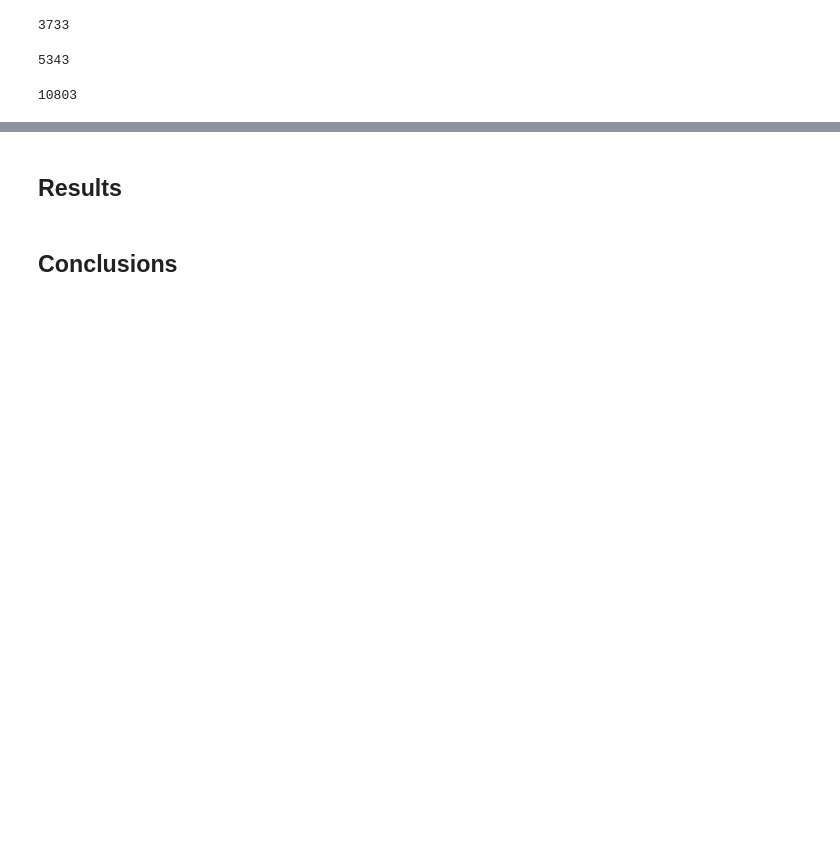
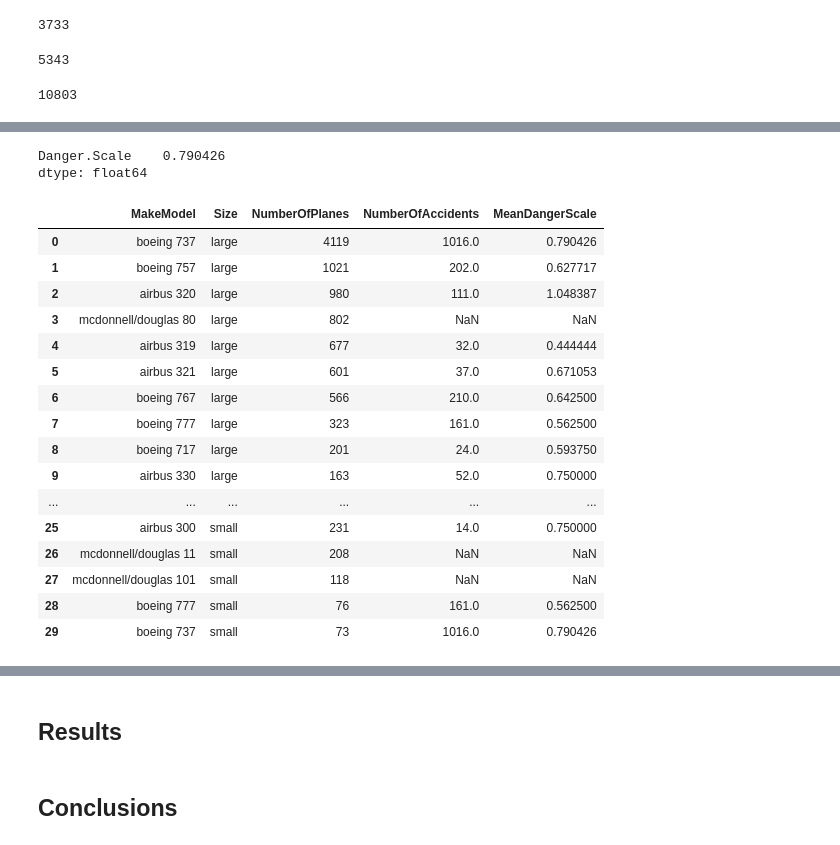
Before and after one commit to SamBen804/Aviation-Recommendations, a Jupyter notebook: Aviation_Recommendations_Exploratory_Analysis.ipynb, the cells around one changed output, grey strips where cells are left out. Cells and saved outputs as stored; diff of their text form; code cells hidden in the pictures; blank space fills up the shorter version.

```diff
--- a/Aviation_Recommendations_Exploratory_Analysis.ipynb
+++ b/Aviation_Recommendations_Exploratory_Analysis.ipynb
@@ -701,0 +1013,34 @@ plane_type_df['NUMBER_OF_SEATS'].value_counts().sort_index()[100:].sum()
+# %%
+def make_df(series, size):
+    df = series.reset_index()
+    df = df.rename(columns={0: 'NumberOfPlanes', 'index': 'MakeModel'})
+    df['MakeModel'] = df['MakeModel'].apply(lambda mm: mm.replace(f' {size}', ''))
+    df['Size'] = [size]*len(df)
+    df['MakeModel'] = df['MakeModel'].apply(lambda x: str(x))
+    df['NumberOfPlanes'] = df['NumberOfPlanes'].apply(lambda x: int(x))
+    df['Size'] = df['Size'].apply(lambda x: str(x))
+    df = df[['Size', 'MakeModel', 'NumberOfPlanes']]
+    return df
+
+def make_big_df(series1, size1, series2, size2, series3, size3):
+    df1 = make_df(series1, size1)
+    df2 = make_df(series2, size2)
+    df3 = make_df(series3, size3)
+    return pd.concat([df1, df2, df3])
+
+def ult_df(og_df, series1, size1, series2, size2, series3, size3):
+    big_df = make_big_df(series1, size1, series2, size2, series3, size3)
+    make_model = og_df['Make'].apply(lambda name: 'boeing' if 'boeing' in name else name)
+    combined = make_model + ' ' + og_df['Model_Dummy']
+    num_accidents = combined[combined.isin(big_df.MakeModel.values)]
+    num_accidents = num_accidents.value_counts()
+    big_df = big_df.set_index('MakeModel')
+    big_df['NumberOfAccidents'] = num_accidents
+    big_df = big_df.reset_index()
+    return big_df
+
+data_for_tableau = ult_df(
+    aviation_addfeature3, large_top10_dummy, 'large', medium_top10_dummy, 'medium', small_top10_dummy, 'small'
+)
+
+data_for_tableau
@@ -701,0 +1082,32 @@ plane_type_df['NUMBER_OF_SEATS'].value_counts().sort_index()[100:].sum()
+# %%
+a = aviation_addfeature3[['Make-Model-Dummy', 'Danger.Scale']]
+a[a['Make-Model-Dummy'] == 'boeing 737'].mean()
+# %% [output]
+Danger.Scale    0.790426
+dtype: float64
+# %%
+makes_and_models = data_for_tableau['MakeModel'].to_list()
+mean_danger = []
+for mnm in makes_and_models:
+    df = aviation_addfeature3[['Make-Model-Dummy', 'Danger.Scale']]
+    mean_danger.append(df[df['Make-Model-Dummy'] == mnm].mean()[0])
+data_for_tableau['MeanDangerScale'] = mean_danger
+data_for_tableau
+# %% [output]
+|  | MakeModel | Size | NumberOfPlanes | NumberOfAccidents | MeanDangerScale |
+| 0 | boeing 737 | large | 4119 | 1016.0 | 0.790426 |
+| 1 | boeing 757 | large | 1021 | 202.0 | 0.627717 |
+| 2 | airbus 320 | large | 980 | 111.0 | 1.048387 |
+| 3 | mcdonnell/douglas 80 | large | 802 | NaN | NaN |
+| 4 | airbus 319 | large | 677 | 32.0 | 0.444444 |
+| 5 | airbus 321 | large | 601 | 37.0 | 0.671053 |
+| 6 | boeing 767 | large | 566 | 210.0 | 0.642500 |
+| 7 | boeing 777 | large | 323 | 161.0 | 0.562500 |
+| 8 | boeing 717 | large | 201 | 24.0 | 0.593750 |
+| 9 | airbus 330 | large | 163 | 52.0 | 0.750000 |
+| ... | ... | ... | ... | ... | ... |
+| 25 | airbus 300 | small | 231 | 14.0 | 0.750000 |
+| 26 | mcdonnell/douglas 11 | small | 208 | NaN | NaN |
+| 27 | mcdonnell/douglas 101 | small | 118 | NaN | NaN |
+| 28 | boeing 777 | small | 76 | 161.0 | 0.562500 |
+| 29 | boeing 737 | small | 73 | 1016.0 | 0.790426 |
```
Also changed, not shown: parts of 48 cells of this notebook, 3 other files.
